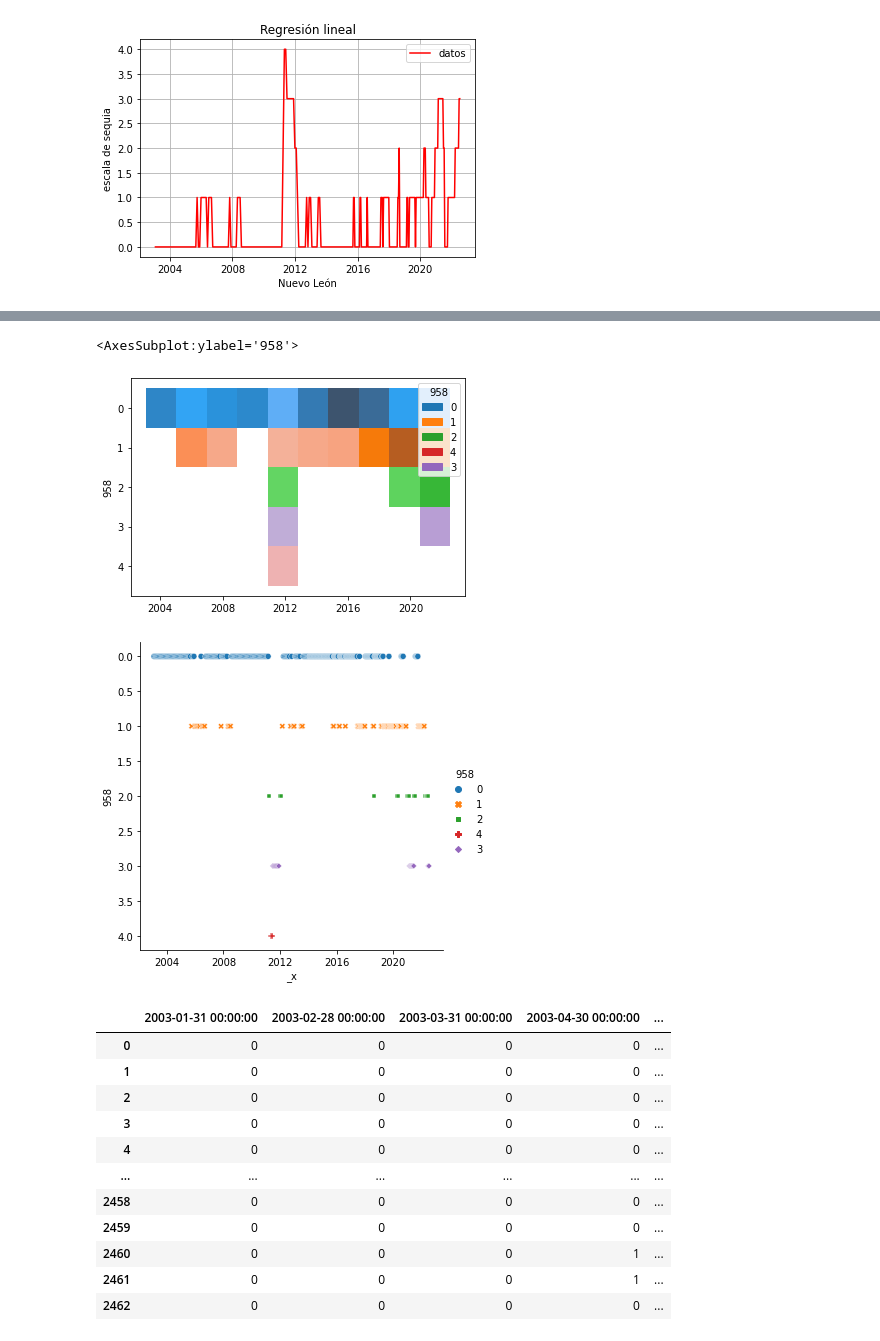
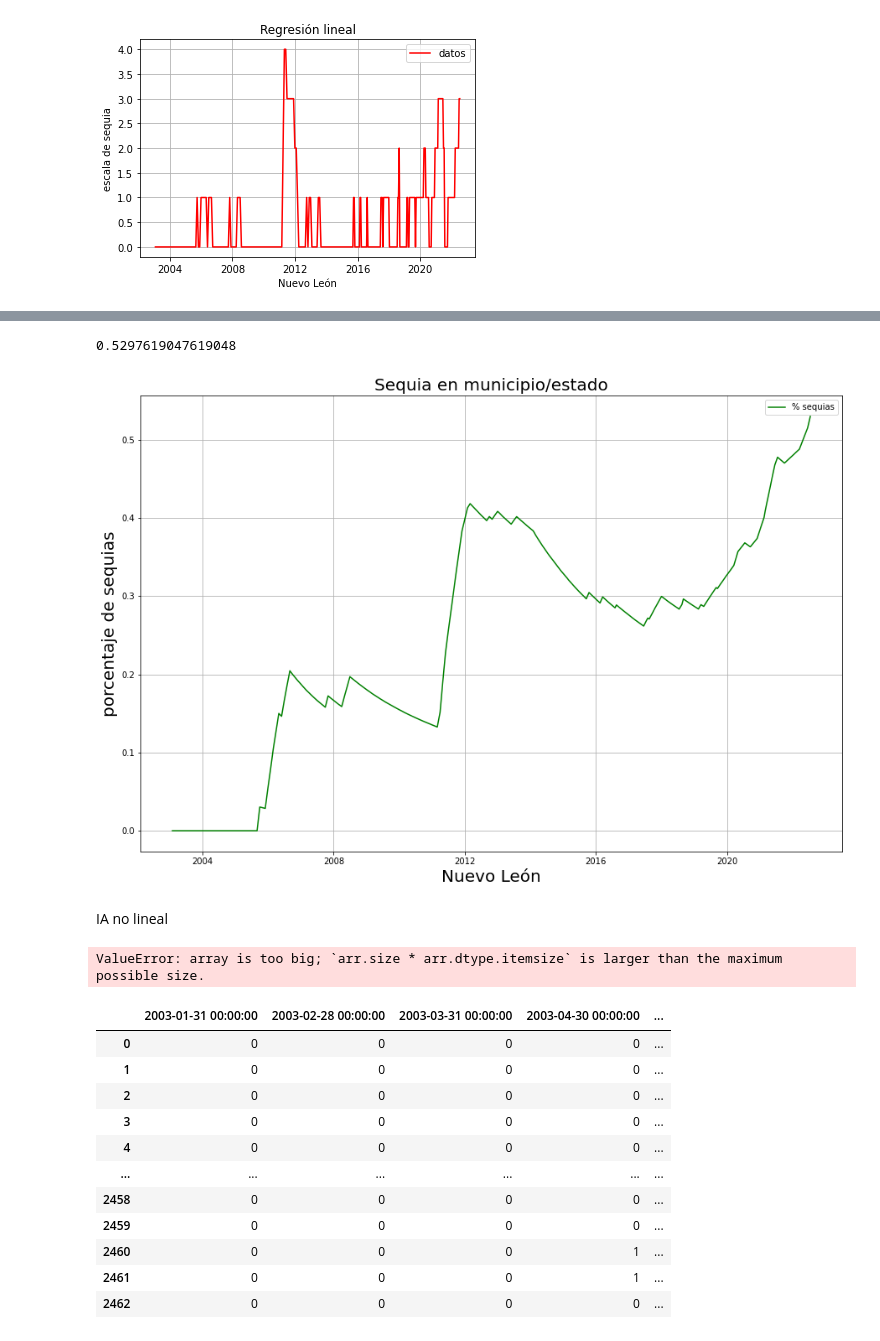
Before and after one commit to urielMontenegro1/datos_de_sequias, a Jupyter notebook: sequias_proyecto.ipynb, the cells around one changed output, grey strips where cells are left out. Saved outputs shown, nothing was run; the diff lists cells and outputs as text; code cells hidden in the pictures.

```diff
--- a/sequias_proyecto.ipynb
+++ b/sequias_proyecto.ipynb
@@ -226,9 +234,32 @@ sns.histplot(data= sequias_df2.select_dtypes(include=['float64', 'int','object']
-# %%
-sns.histplot(sequias_df2.select_dtypes(include=['float64', 'int','object']).columns, x=listaFecha, y=select_fil, hue=select_fil)
-# %% [output]
-<AxesSubplot:ylabel='958'>
-[figure, removed]
-# %%
-sns.relplot(x=listaFecha, y=select_fil, hue=select_fil,style=select_fil, data=sequias_df2.select_dtypes(include=['float64', 'int','object']).columns);
-# %% [output]
-[figure, removed]
+# %%
+promedioMun=0
+listaPromMun=[]
+sumaProm=0
+tamaño=sequias_df2.iloc[:1,:].shape
+auxsum=0
+listaFechacambio=[]
+#for k in range(len(vista)):
+for j in range(tamaño[1]-1):
+        listaFechacambio.append(j)
+        sumaProm=sumaProm+vista[958,j]
+
+        promedioMun=sumaProm/(j+1)
+        #print(promedioMun)
+        listaPromMun.append(promedioMun)
+# %%
+print(max(listaPromMun))
+# %% [output]
+0.5297619047619048
+# %%
+plt.figure(figsize=(15,10))
+plt.grid()
+plt.title('Sequia en municipio/estado',fontsize=20)
+plt.xlabel(sequias_df.iloc[958,1],fontsize=20)
+plt.ylabel('porcentaje de sequias',fontsize=20)
+plt.plot(listaFecha,listaPromMun,'g-')
+plt.legend(['% sequias'])
+plt.show()
+# %% [output]
+[figure, added]
+# %% [markdown]
+IA no lineal
@@ -235,3 +280,14 @@ sns.relplot(x=listaFecha, y=select_fil, hue=select_fil,style=select_fil, data=se
+# %%
+  # Obtenemos datos de entrenamiento y de generalización
+x_ent, x_gen, y_ent, y_gen = train_test_split(X_train,y_train)
+  # Modelo de regresión no lineal
+model = Pipeline([('poly',PolynomialFeatures(degree=dpol)),('scaler',StandardScaler()),('reg',Ridge(alpha))])
+model.fit(x_ent,y_ent)
+  # Se imprime en pantalla el error de valores de entrenemiento y error de valores de generalización
+print('Error entrenamiento: ',model.score(x_ent,y_ent))
+print('Error generalización: ',model.score(x_gen,y_gen))
+# %% [output]
+ValueError: array is too big; `arr.size * arr.dtype.itemsize` is larger than the maximum possible size.
 # %%
 lista2=[]
 resultado=0
```
Also changed, not shown: parts of 24 cells of this notebook.
